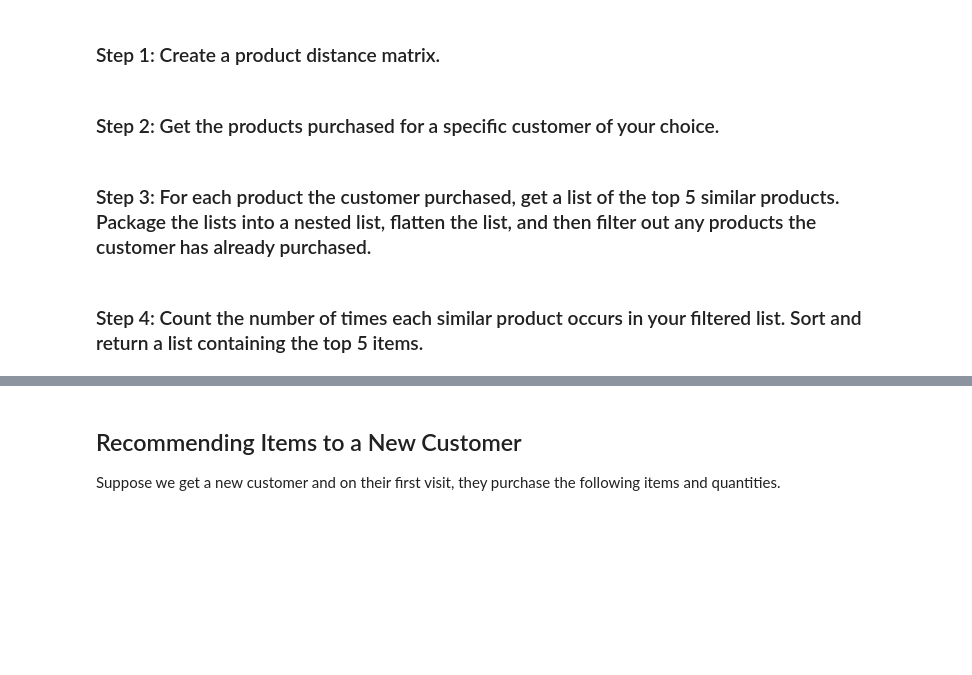
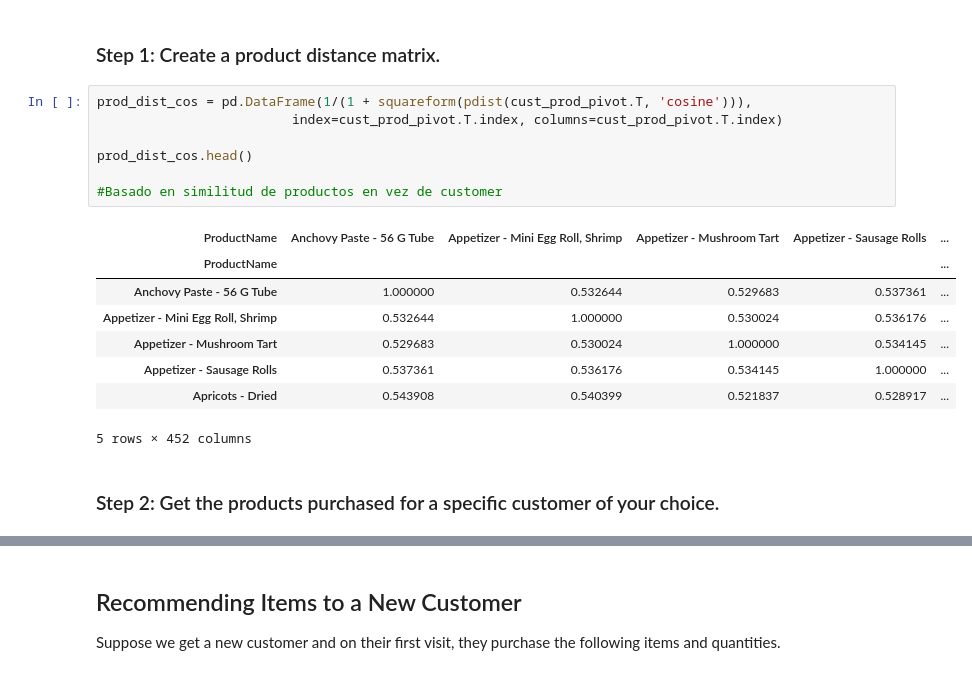
Before and after one commit to LiviaCanet/datamad0119, a Jupyter notebook: module-2/lab-recommender-deepdive/your-code/main.ipynb, the cells around one changed output, grey strips where cells are left out. Drawn from its saved outputs; the diff is of its cells as text; blank space fills up the shorter version.

```diff
--- a/module-2/lab-recommender-deepdive/your-code/main.ipynb
+++ b/module-2/lab-recommender-deepdive/your-code/main.ipynb
@@ -187,9 +187,21 @@ recs
 In this section, you will create an item similarity based recommender system in a step-by-step fashion. Whereas our user similarity based recommender leveraged similarities between customers, this recommender will utilize similarities between products. You already have all the tools in your toolbox, so follow each of the steps below to complete this lab.
 # %% [markdown]
 ### Step 1: Create a product distance matrix.
+# %%
+prod_dist_cos = pd.DataFrame(1/(1 + squareform(pdist(cust_prod_pivot.T, 'cosine'))),
+                         index=cust_prod_pivot.T.index, columns=cust_prod_pivot.T.index)
+
+prod_dist_cos.head()
+
+#Basado en similitud de productos en vez de customer
+# %% [output]
+| ProductName | Anchovy Paste - 56 G Tube | Appetizer - Mini Egg Roll, Shrimp | Appetizer - Mushroom Tart | Appetizer - Sausage Rolls | ... |
+| ProductName |  |  |  |  | ... |
+| Anchovy Paste - 56 G Tube | 1.000000 | 0.532644 | 0.529683 | 0.537361 | ... |
+| Appetizer - Mini Egg Roll, Shrimp | 0.532644 | 1.000000 | 0.530024 | 0.536176 | ... |
+| Appetizer - Mushroom Tart | 0.529683 | 0.530024 | 1.000000 | 0.534145 | ... |
+| Appetizer - Sausage Rolls | 0.537361 | 0.536176 | 0.534145 | 1.000000 | ... |
+| Apricots - Dried | 0.543908 | 0.540399 | 0.521837 | 0.528917 | ... |
+5 rows × 452 columns
 # %% [markdown]
 ### Step 2: Get the products purchased for a specific customer of your choice.
-# %% [markdown]
-### Step 3: For each product the customer purchased, get a list of the top 5 similar products. Package the lists into a nested list, flatten the list, and then filter out any products the customer has already purchased.
-# %% [markdown]
-### Step 4: Count the number of times each similar product occurs in your filtered list. Sort and return a list containing the top 5 items.
```
Also changed, not shown: parts of 5 cells of this notebook.
